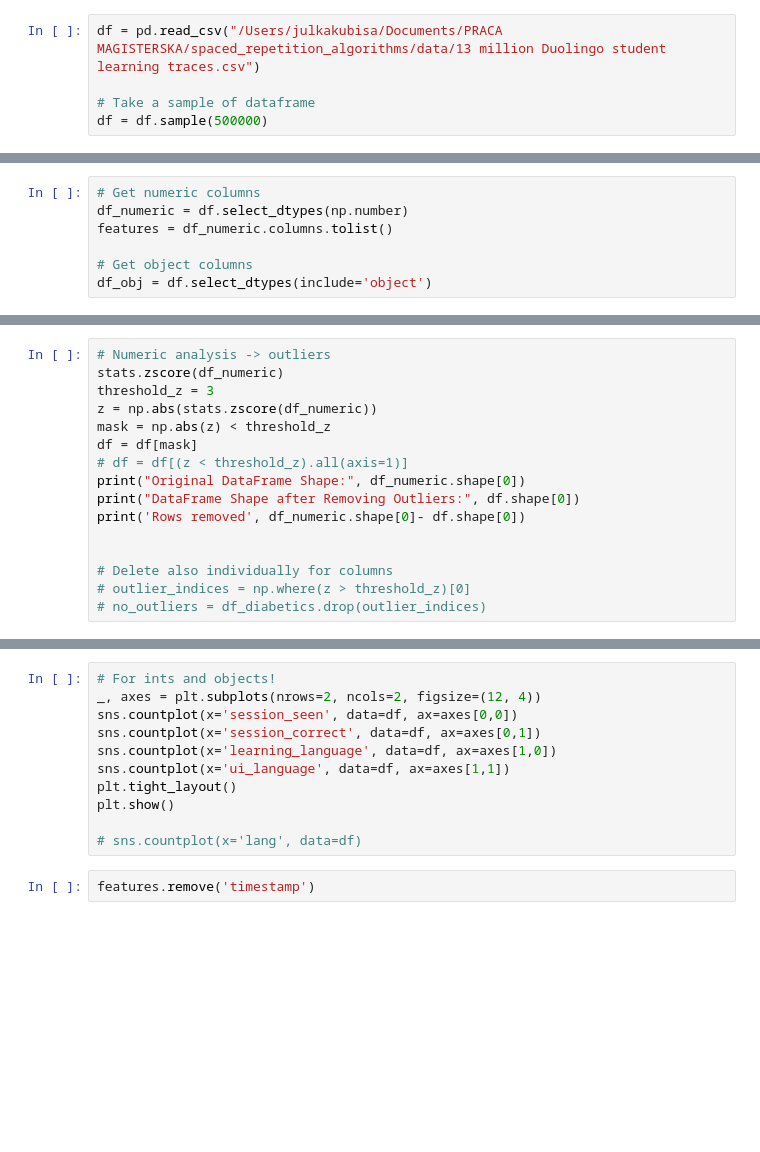
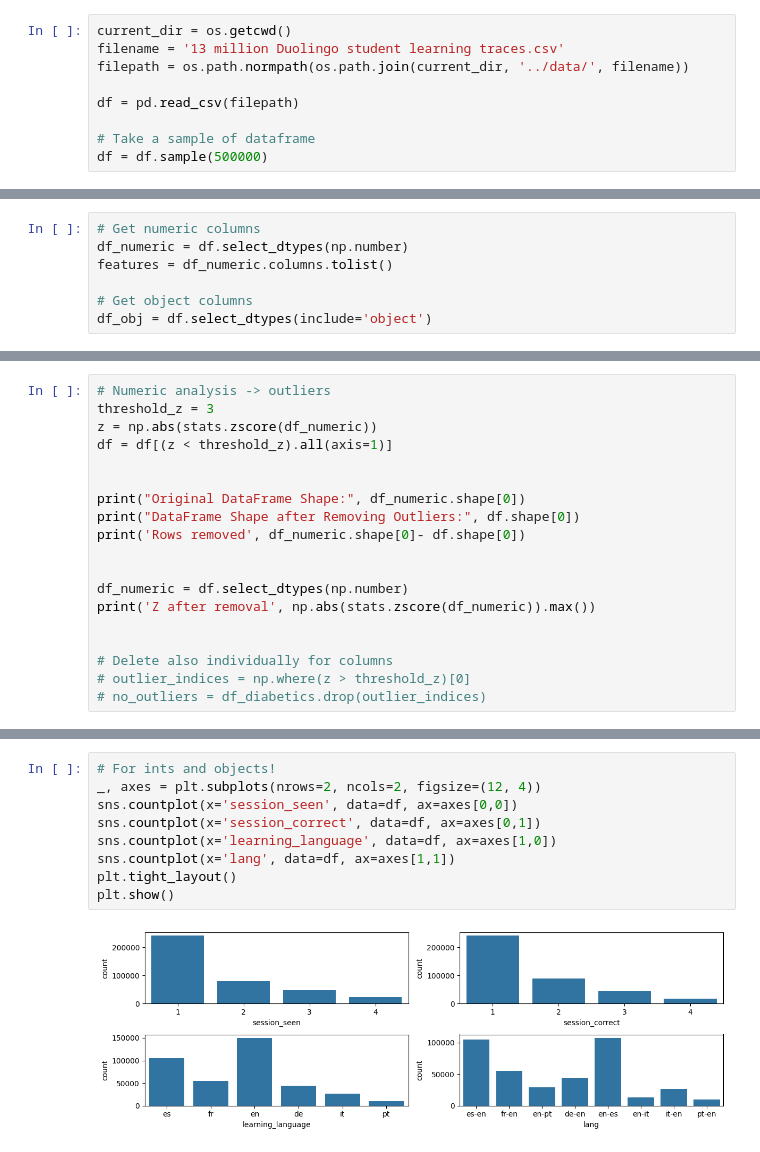
Before and after one commit to juliakubisa/spaced_repetition_algorithm, a Jupyter notebook: notebooks/duolingo_EDA.ipynb, the cells around one changed output, grey strips where cells are left out. Cells and saved outputs as stored; diff of their text form; blank space fills up the shorter version.

Commit message:
changed path to relative

```diff
--- a/notebooks/duolingo_EDA.ipynb
+++ b/notebooks/duolingo_EDA.ipynb
@@ -20,5 +11,9 @@ ArgumentError: ArgumentError: Package pandas not found in current path.
 # %%
-df = pd.read_csv("/Users/julkakubisa/Documents/PRACA MAGISTERSKA/spaced_repetition_algorithms/data/13 million Duolingo student learning traces.csv")
+current_dir = os.getcwd()
+filename = '13 million Duolingo student learning traces.csv'
+filepath = os.path.normpath(os.path.join(current_dir, '../data/', filename))
+
+df = pd.read_csv(filepath)
 
 # Take a sample of dataframe
 df = df.sample(500000)
@@ -89,16 +168,0 @@ print('a')
-# %%
-# Numeric analysis -> outliers
-stats.zscore(df_numeric)
-threshold_z = 3
-z = np.abs(stats.zscore(df_numeric))
-mask = np.abs(z) < threshold_z
-df = df[mask]
-# df = df[(z < threshold_z).all(axis=1)]
-print("Original DataFrame Shape:", df_numeric.shape[0])
-print("DataFrame Shape after Removing Outliers:", df.shape[0])
-print('Rows removed', df_numeric.shape[0]- df.shape[0])
-
-
-# Delete also individually for columns
-# outlier_indices = np.where(z > threshold_z)[0]
-# no_outliers = df_diabetics.drop(outlier_indices)
@@ -106,0 +169,19 @@ mask
+# %%
+# Numeric analysis -> outliers
+threshold_z = 3
+z = np.abs(stats.zscore(df_numeric))
+df = df[(z < threshold_z).all(axis=1)]
+
+
+print("Original DataFrame Shape:", df_numeric.shape[0])
+print("DataFrame Shape after Removing Outliers:", df.shape[0])
+print('Rows removed', df_numeric.shape[0]- df.shape[0])
+
+
+df_numeric = df.select_dtypes(np.number)
+print('Z after removal', np.abs(stats.zscore(df_numeric)).max())
+
+
+# Delete also individually for columns
+# outlier_indices = np.where(z > threshold_z)[0]
+# no_outliers = df_diabetics.drop(outlier_indices)
@@ -122,15 +247,13 @@ sessions_size
 # %%
 # For ints and objects!
 _, axes = plt.subplots(nrows=2, ncols=2, figsize=(12, 4))
 sns.countplot(x='session_seen', data=df, ax=axes[0,0])
 sns.countplot(x='session_correct', data=df, ax=axes[0,1])
 sns.countplot(x='learning_language', data=df, ax=axes[1,0])
-sns.countplot(x='ui_language', data=df, ax=axes[1,1])
+sns.countplot(x='lang', data=df, ax=axes[1,1])
 plt.tight_layout()
 plt.show()
-
-# sns.countplot(x='lang', data=df)
+# %% [output]
+[figure, added]
-# %%
-features.remove('timestamp')
 # %%
 features
```
Also changed, not shown: parts of 28 cells of this notebook.
